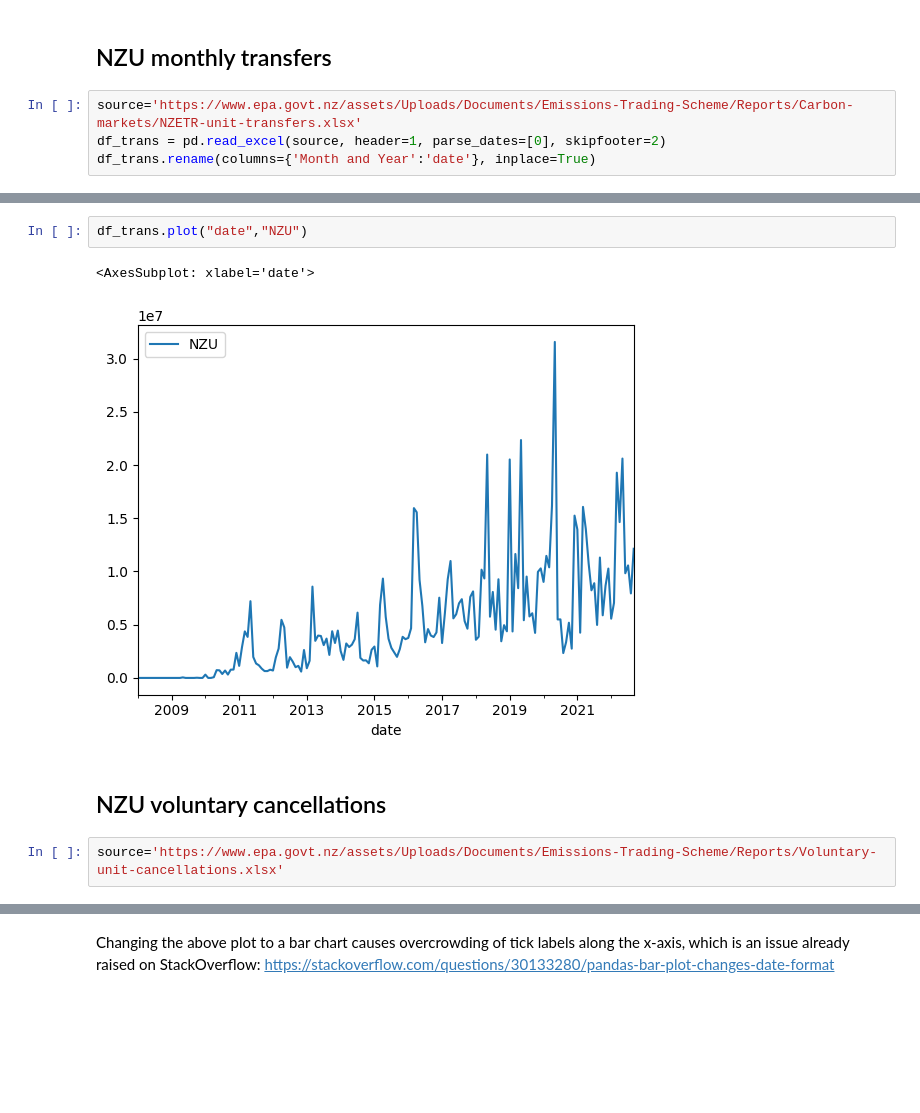
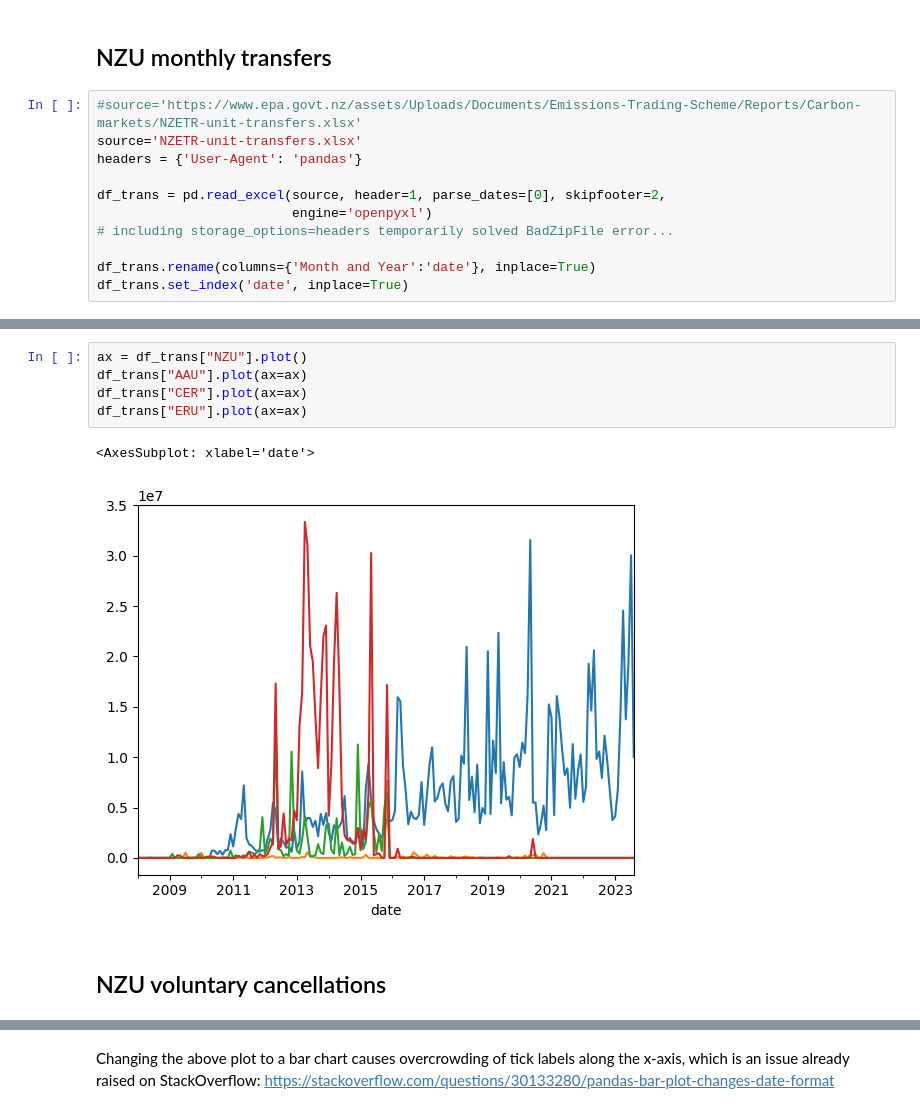
Before and after one commit to dmitrische/nzu-market, a Jupyter notebook: analysis.ipynb, the cells around one changed output, grey strips where cells are left out. Drawn from its saved outputs; the diff is of its cells as text; blank space fills up the shorter version.

```diff
--- a/analysis.ipynb
+++ b/analysis.ipynb
@@ -137,8 +212,15 @@ fig = gbm_forecast(df, tscale='days', nsteps = 731)
 # %% [markdown]
 ## NZU monthly transfers
 # %%
-source='https://www.epa.govt.nz/assets/Uploads/Documents/Emissions-Trading-Scheme/Reports/Carbon-markets/NZETR-unit-transfers.xlsx'
-df_trans = pd.read_excel(source, header=1, parse_dates=[0], skipfooter=2)
+#source='https://www.epa.govt.nz/assets/Uploads/Documents/Emissions-Trading-Scheme/Reports/Carbon-markets/NZETR-unit-transfers.xlsx'
+source='NZETR-unit-transfers.xlsx'
+headers = {'User-Agent': 'pandas'}
+
+df_trans = pd.read_excel(source, header=1, parse_dates=[0], skipfooter=2,
+                         engine='openpyxl')
+# including storage_options=headers temporarily solved BadZipFile error...
+
 df_trans.rename(columns={'Month and Year':'date'}, inplace=True)
+df_trans.set_index('date', inplace=True)
 # %%
 df_trans
@@ -159,10 +243,11 @@ df_trans
 # %%
-df_trans.plot("date","NZU")
+ax = df_trans["NZU"].plot()
+df_trans["AAU"].plot(ax=ax)
+df_trans["CER"].plot(ax=ax)
+df_trans["ERU"].plot(ax=ax)
 # %% [output]
 <AxesSubplot: xlabel='date'>
-[figure, old version]
+[figure, new version]
 # %% [markdown]
 ## NZU voluntary cancellations
-# %%
-source='https://www.epa.govt.nz/assets/Uploads/Documents/Emissions-Trading-Scheme/Reports/Voluntary-unit-cancellations.xlsx'
 # %%
```
Also changed, not shown: parts of 51 cells of this notebook, 3 other files.
